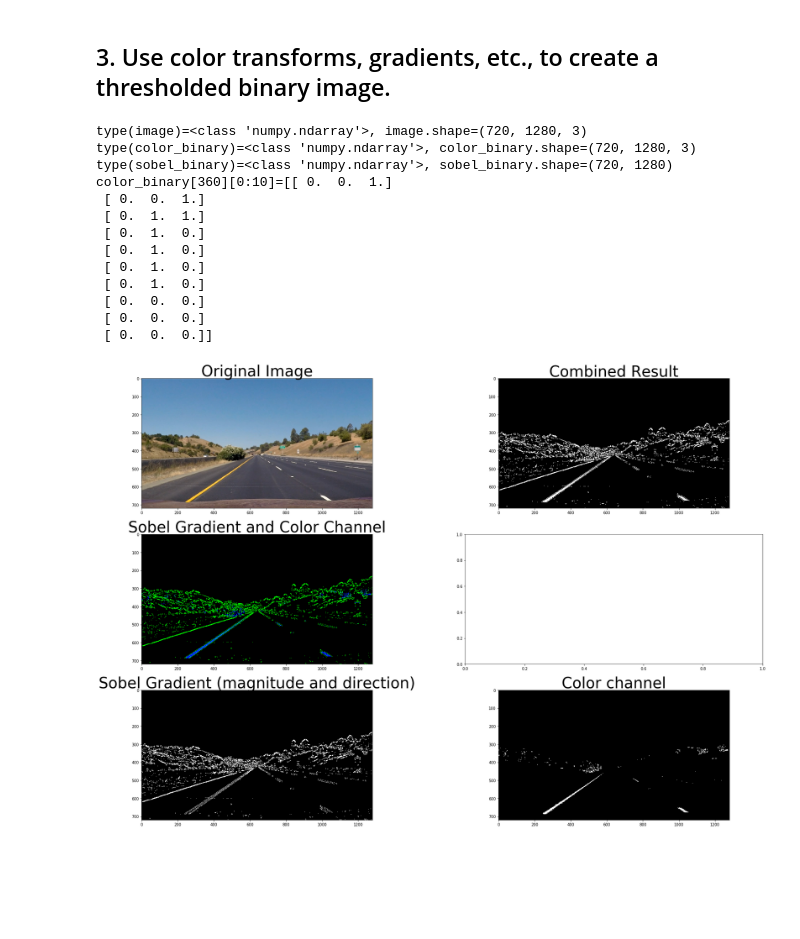
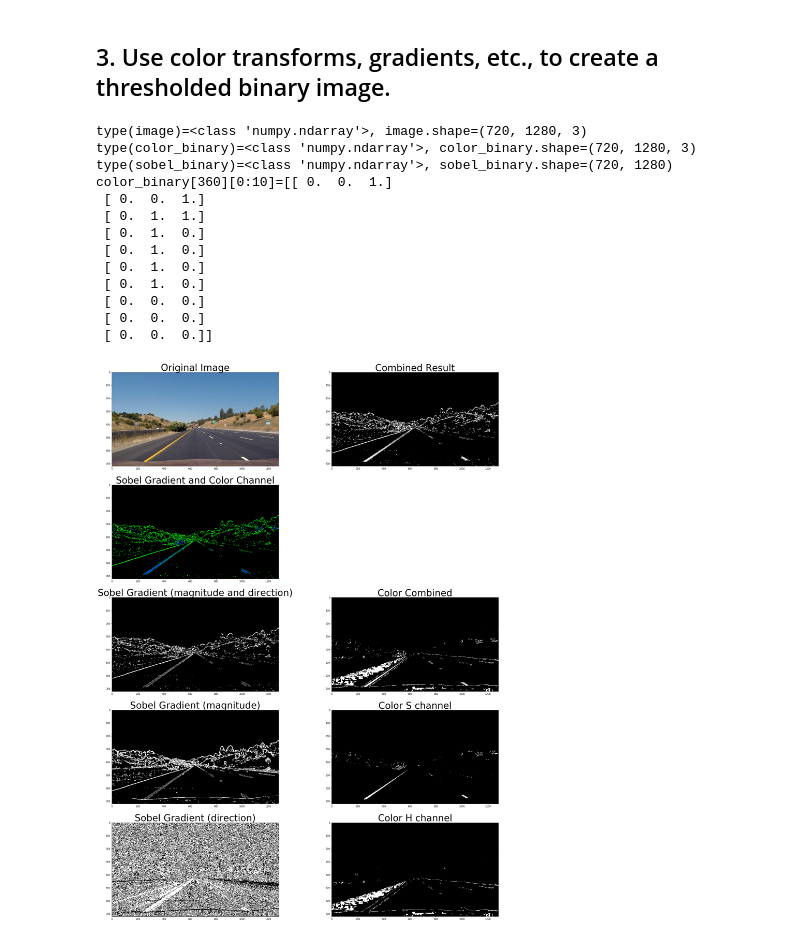
Before and after one commit to tsenying/CarND-Advanced-Lane-Lines, a Jupyter notebook: AdvancedLaneFinding.ipynb, the cells around one changed output. Cells and saved outputs as stored; diff of their text form; code cells hidden in the pictures; blank space fills up the shorter version.

Commit message:
plot more intermediate step images

```diff
--- a/AdvancedLaneFinding.ipynb
+++ b/AdvancedLaneFinding.ipynb
@@ -227,6 +227,12 @@ def colorAndGradientThresholdBinary(img, color_thresh=(170, 255), sobel_thresh=(
     s_binary = np.zeros_like(s_channel)
     s_binary[(s_channel >= color_thresh[0]) & (s_channel <= color_thresh[1])] = 1
 
+    h_binary = np.zeros_like(h_channel)
+    h_binary[(h_channel >= color_thresh[0]) & (h_channel <= color_thresh[1])] = 1
+
+    color_combined_binary = np.zeros_like(s_binary)
+    color_combined_binary[ (s_binary == 1) | ( h_binary == 1)] =1
+
     # Stack each channel
     # Note color_binary[:, :, 0] is all 0s, effectively an all black image. It might
     # be beneficial to replace this channel with something else.
@@ -236,7 +242,7 @@ def colorAndGradientThresholdBinary(img, color_thresh=(170, 255), sobel_thresh=(
     combined_binary = np.zeros_like(sobel_combined_binary)
     combined_binary[ (sobel_combined_binary == 1) | (s_binary == 1) ] = 1
 
-    return combined_binary, color_binary, sobel_combined_binary, s_binary
+    return combined_binary, color_binary, sobel_combined_binary, mag_binary, dir_binary, color_combined_binary, s_binary, h_binary
 # %%
 import matplotlib.pyplot as plt
 import matplotlib.image as mpimg
@@ -249,43 +255,57 @@ image = mpimg.imread('./test_images/straight_lines1.jpg')
 
 print("type(image)={}, image.shape={}".format( type(image), image.shape ))
 
-result, color_binary, sobel_binary, s_binary = colorAndGradientThresholdBinary(image, ksize=5)
+result, color_binary, sobel_binary, mag_binary, dir_binary, color_combined_binary, s_binary, h_binary = colorAndGradientThresholdBinary(image, ksize=5)
 
 print("type(color_binary)={}, color_binary.shape={}".format( type(color_binary), color_binary.shape ))
 print("type(sobel_binary)={}, sobel_binary.shape={}".format( type(sobel_binary), sobel_binary.shape ))
 print("color_binary[360][0:10]={}".format( color_binary[360][0:10] ))
 # Plot the result
-f, axes = plt.subplots(3, 2, squeeze=False, figsize=(24, 18))
+f, axes = plt.subplots(5, 2, squeeze=False, figsize=(24, 36))
 # f.tight_layout()
 
 axes[0][0].imshow(image)
 axes[0][0].set_title('Original Image', fontsize=40)
 
 axes[0][1].imshow(result, cmap='gray')
 axes[0][1].set_title('Combined Result', fontsize=40)
 
 axes[1][0].imshow(color_binary)
 axes[1][0].set_title('Sobel Gradient and Color Channel', fontsize=40)
 
+axes[1][1].axis('off')
+
 axes[2][0].imshow(sobel_binary, cmap='gray')
 axes[2][0].set_title('Sobel Gradient (magnitude and direction)', fontsize=40)
 
-axes[2][1].imshow(s_binary, cmap='gray')
-axes[2][1].set_title('Color channel', fontsize=40)
+axes[3][0].imshow(mag_binary, cmap='gray')
+axes[3][0].set_title('Sobel Gradient (magnitude)', fontsize=40)
+
+axes[4][0].imshow(dir_binary, cmap='gray')
+axes[4][0].set_title('Sobel Gradient (direction)', fontsize=40)
+
+axes[2][1].imshow(color_combined_binary, cmap='gray')
+axes[2][1].set_title('Color Combined', fontsize=40)
+
+axes[3][1].imshow(s_binary, cmap='gray')
+axes[3][1].set_title('Color S channel', fontsize=40)
+
+axes[4][1].imshow(h_binary, cmap='gray')
+axes[4][1].set_title('Color H channel', fontsize=40)
 
 plt.subplots_adjust(left=0., right=1, top=0.9, bottom=0.)
 # %% [output]
 type(image)=<class 'numpy.ndarray'>, image.shape=(720, 1280, 3)
 type(color_binary)=<class 'numpy.ndarray'>, color_binary.shape=(720, 1280, 3)
 type(sobel_binary)=<class 'numpy.ndarray'>, sobel_binary.shape=(720, 1280)
 color_binary[360][0:10]=[[ 0.  0.  1.]
  [ 0.  0.  1.]
  [ 0.  1.  1.]
  [ 0.  1.  0.]
  [ 0.  1.  0.]
  [ 0.  1.  0.]
  [ 0.  1.  0.]
  [ 0.  0.  0.]
  [ 0.  0.  0.]
  [ 0.  0.  0.]]
-[figure, old version]
+[figure, new version]
```
Also changed, not shown: parts of 1 cell of this notebook.
